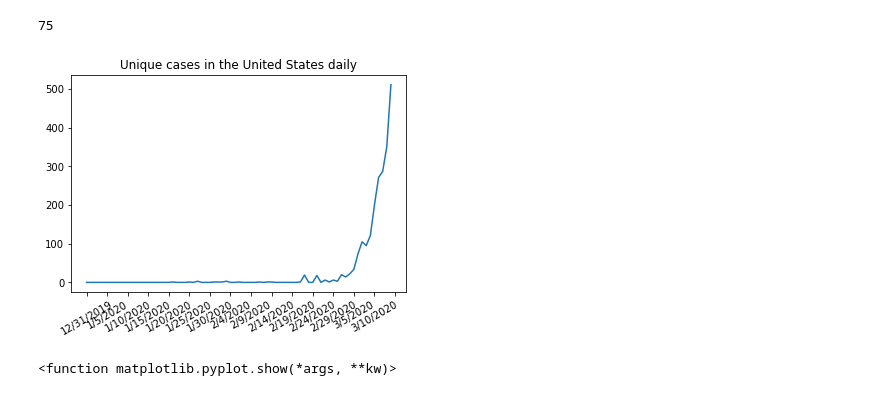
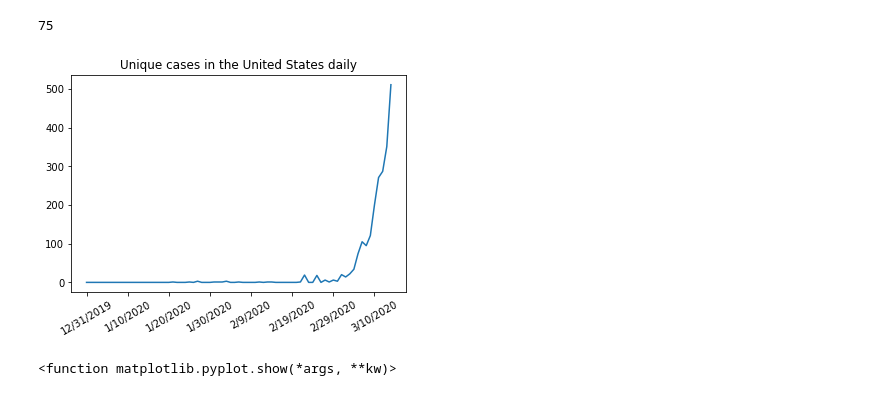
Before and after one commit to glenjoy99/COVID19, a Jupyter notebook: analysis.ipynb, the cells around one changed output. Drawn from its saved outputs; the diff is of its cells as text; code cells hidden in the pictures.

Commit message:
Updated graphs

```diff
--- a/analysis.ipynb
+++ b/analysis.ipynb
@@ -105,17 +105,17 @@ print(dates.size)
 # %%
 ax = plt.gca() # get the current axes
 plt.plot(dates,cases)
 plt.title("Unique cases in the United States daily")
 
 for label in ax.xaxis.get_ticklabels():
     label.set_rotation(30)
 
-loc = plticker.MultipleLocator(base=5.0) # this locator puts ticks at regular intervals
+loc = plticker.MultipleLocator(base=10.0) # this locator puts ticks at regular intervals
 ax.xaxis.set_major_locator(loc)
 plt.show()
 plt.show
 # %% [output]
-[figure, old version]
+[figure, new version]
 <function matplotlib.pyplot.show(*args, **kw)>
 # %%
 deaths = data.NewDeaths
```
Also changed, not shown: parts of 1 cell of this notebook.
